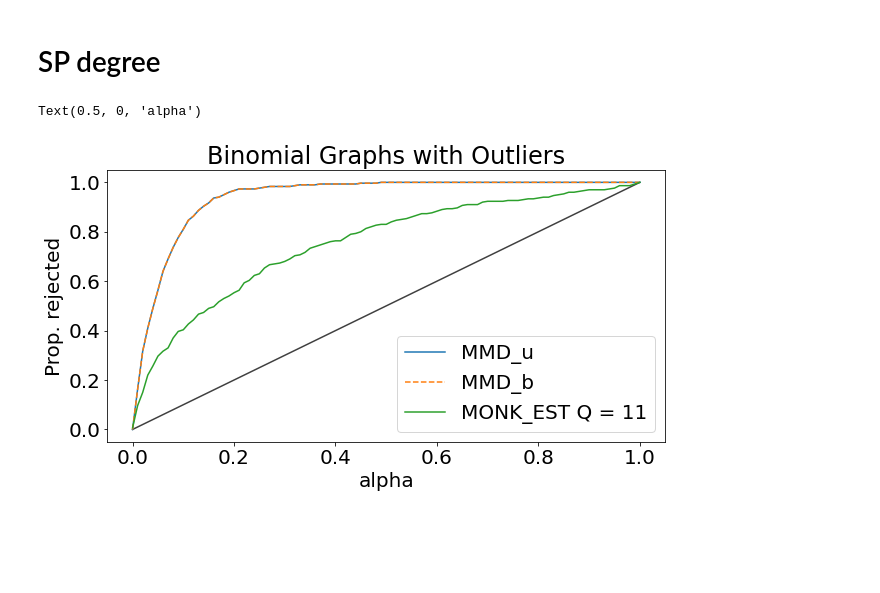
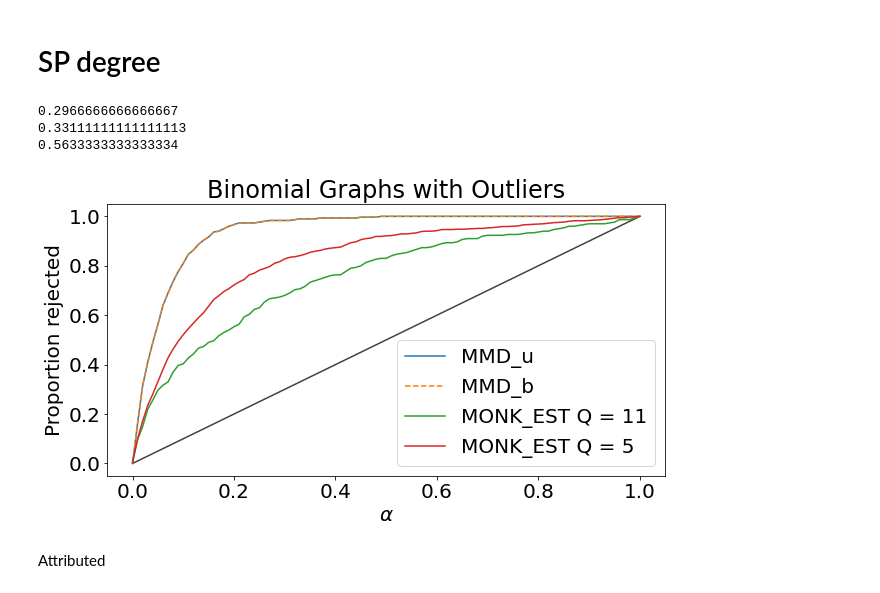
Before and after one commit to ragnarlevi/GTST, a Jupyter notebook: Analysis/Robust.ipynb, the cells around one changed output. Drawn from its saved outputs; the diff is of its cells as text; code cells hidden in the pictures; blank space fills up the shorter version.

```diff
--- a/Analysis/Robust.ipynb
+++ b/Analysis/Robust.ipynb
@@ -65,32 +63,44 @@ plt.plot(data['RW']['alpha'].loc[data['RW']['type'] == 'ARKU_plus'], data['RW'][
 # %% [markdown]
 # SP degree
 # %%
-sp_degree = pd.read_pickle('../data/Robust/degree_4_4_7.pkl')
+sp_degree11 = pd.read_pickle('../data/Robust/degree_4_4_7.pkl')
+sp_degree5 = pd.read_pickle('../data/Robust/degree_4_4_7_q_5.pkl')
 plt.rcParams.update({'font.size': 20})
 
 alphas = np.linspace(start = 0, stop = 1, num = 101)
 MMD_u = []
 MMD_b = []
-MONK_EST = []
-N = sp_degree.shape[0]
+MONK_EST_q_11 = []
+MONK_EST_q_5 = []
+
 
 for alpha in alphas:
 
-    MMD_u.append(np.sum(sp_degree['MMD_u'] <= alpha)/N)
-    MMD_b.append(np.sum(sp_degree['MMD_b'] <= alpha)/N)
-    MONK_EST.append(np.sum(sp_degree['MONK_EST'] <= alpha)/N)
-
+    MMD_u.append(np.sum(sp_degree11['MMD_u'] <= alpha)/sp_degree11.shape[0])
+    MMD_b.append(np.sum(sp_degree11['MMD_b'] <= alpha)/sp_degree11.shape[0])
+    MONK_EST_q_11.append(np.sum(sp_degree11['MONK_EST'] <= alpha)/sp_degree11.shape[0])
+    MONK_EST_q_5.append(np.sum(sp_degree5['MONK_EST'] <= alpha)/sp_degree5.shape[0])
 
 fig, ax = plt.subplots(1,1, figsize = (10,5))
 
 ax.plot(alphas, MMD_u, label = 'MMD_u')
 ax.plot(alphas, MMD_b, label = 'MMD_b', linestyle = 'dashed')
-ax.plot(alphas, MONK_EST, label = 'MONK_EST Q = 11')
+ax.plot(alphas, MONK_EST_q_11, label = 'MONK_EST Q = 11')
+ax.plot(alphas, MONK_EST_q_5, label = 'MONK_EST Q = 5')
 ax.plot([0,1], [0,1], alpha=0.75, zorder=0, color = 'black')
 ax.legend()
 ax.set_title('Binomial Graphs with Outliers')
-ax.set_ylabel('Prop. rejected')
-ax.set_xlabel('alpha')
+ax.set_ylabel('Proportion rejected')
+ax.set_xlabel(r'$\alpha$')
+
+
+print(MONK_EST_q_11[np.where(alphas == 0.05)[0][0]])
+print(MONK_EST_q_5[np.where(alphas == 0.05)[0][0]])
+print(MMD_u[np.where(alphas == 0.05)[0][0]])
 # %% [output]
-Text(0.5, 0, 'alpha')
+0.2966666666666667
+0.33111111111111113
+0.5633333333333334
-[figure, old version]
+[figure, new version]
+# %% [markdown]
+Attributed
```
Also changed, not shown: parts of 3 cells of this notebook, 18 other files.
